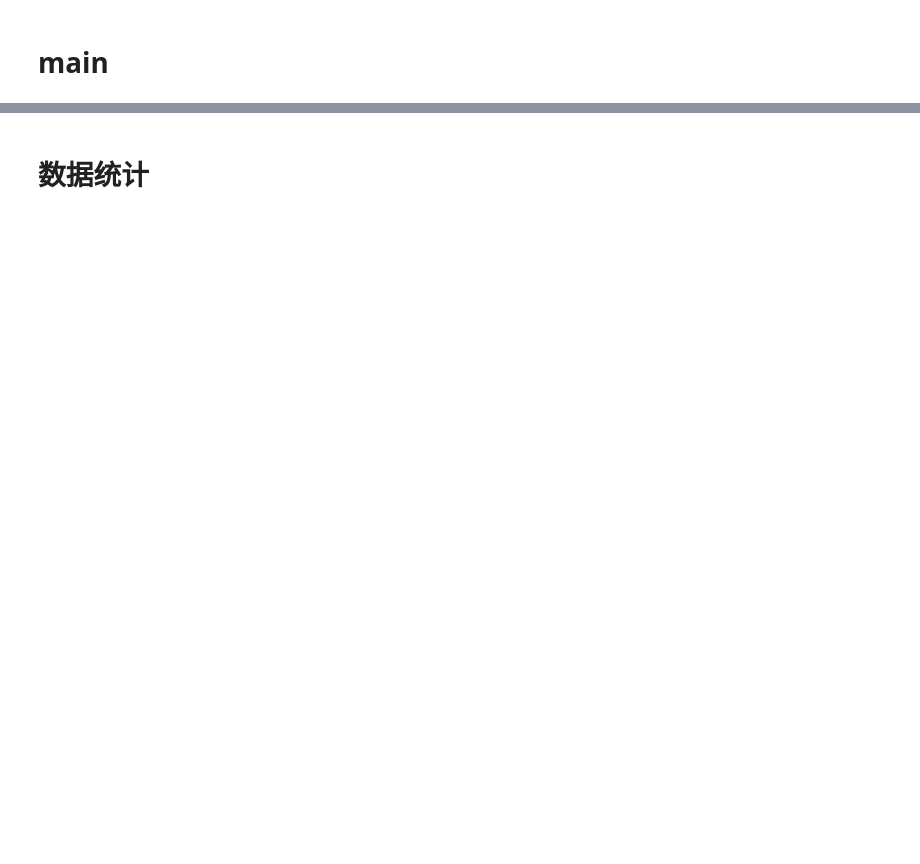
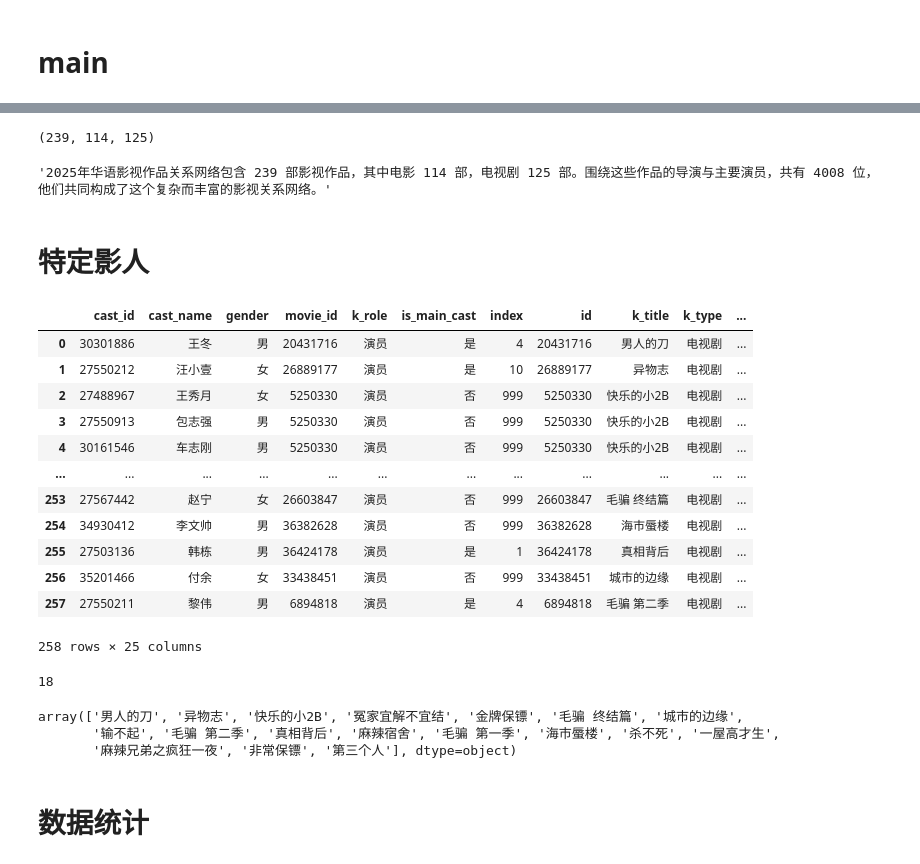
Before and after one commit to Kofi-W/net_charts, a Jupyter notebook: cast/movie_net/movie_net.ipynb, the cells around one changed output, grey strips where cells are left out. Drawn from its saved outputs; the diff is of its cells as text; code cells hidden in the pictures; blank space fills up the shorter version.

```diff
--- a/cast/movie_net/movie_net.ipynb
+++ b/cast/movie_net/movie_net.ipynb
@@ -440,0 +417,8 @@ with open(f'json_data/net_data_{work_type_value}_{sort_by}_{asc_value}_{top_n}_{
+# %%
+# 作品数量
+works_num = df_year['movie_id_m'].nunique()
+movie_num = df_year[df_year['k_type'] == '电影']['movie_id_m'].nunique()
+tv_num = df_year[df_year['k_type'] == '电视剧']['movie_id_m'].nunique()
+works_num, movie_num, tv_num
+# %% [output]
+(239, 114, 125)
@@ -441,3 +430,46 @@ with open(f'json_data/net_data_{work_type_value}_{sort_by}_{asc_value}_{top_n}_{
+# %%
+# 生成一段 df_year 数据描述
+description_year = f"""2025年华语影视作品关系网络包含 {works_num} 部影视作品，其中电影 {movie_num} 部，电视剧 {tv_num} 部。围绕这些作品的导演与主要演员，共有 {len(df_year['k_cast_id'].unique())} 位，他们共同构成了这个复杂而丰富的影视关系网络。"""
+
+description_year
+# %% [output]
+'2025年华语影视作品关系网络包含 239 部影视作品，其中电影 114 部，电视剧 125 部。围绕这些作品的导演与主要演员，共有 4008 位，他们共同构成了这个复杂而丰富的影视关系网络。'
+# %% [markdown]
+# 特定影人
+# %%
+k_cast_id = "55130387"
+# %%
+# 包含k_cast_id的所有movie_id_m，含这些movie_id_m的所有记录
+df_cast_movies = df_raw[df_raw['k_cast_id'] == k_cast_id][['movie_id_m']].drop_duplicates()
+df_cast_related = df_raw.merge(df_cast_movies,
+                              left_on='movie_id_m',
+                              right_on='movie_id_m',
+                              how='inner')
+df_cast_related
+# %% [output]
+|  | cast_id | cast_name | gender | movie_id | k_role | is_main_cast | index | id | k_title | k_type | ... |
+| 0 | 30301886 | 王冬 | 男 | 20431716 | 演员 | 是 | 4 | 20431716 | 男人的刀 | 电视剧 | ... |
+| 1 | 27550212 | 汪小壹 | 女 | 26889177 | 演员 | 是 | 10 | 26889177 | 异物志 | 电视剧 | ... |
+| 2 | 27488967 | 王秀月 | 女 | 5250330 | 演员 | 否 | 999 | 5250330 | 快乐的小2B | 电视剧 | ... |
+| 3 | 27550913 | 包志强 | 男 | 5250330 | 演员 | 否 | 999 | 5250330 | 快乐的小2B | 电视剧 | ... |
+| 4 | 30161546 | 车志刚 | 男 | 5250330 | 演员 | 否 | 999 | 5250330 | 快乐的小2B | 电视剧 | ... |
+| ... | ... | ... | ... | ... | ... | ... | ... | ... | ... | ... | ... |
+| 253 | 27567442 | 赵宁 | 女 | 26603847 | 演员 | 否 | 999 | 26603847 | 毛骗 终结篇 | 电视剧 | ... |
+| 254 | 34930412 | 李文帅 | 男 | 36382628 | 演员 | 否 | 999 | 36382628 | 海市蜃楼 | 电视剧 | ... |
+| 255 | 27503136 | 韩栋 | 男 | 36424178 | 演员 | 是 | 1 | 36424178 | 真相背后 | 电视剧 | ... |
+| 256 | 35201466 | 付余 | 女 | 33438451 | 演员 | 否 | 999 | 33438451 | 城市的边缘 | 电视剧 | ... |
+| 257 | 27550211 | 黎伟 | 男 | 6894818 | 演员 | 是 | 4 | 6894818 | 毛骗 第二季 | 电视剧 | ... |
+258 rows × 25 columns
+# %%
+df_cast_related['movie_id_m'].nunique()
+# %% [output]
+18
+# %%
+df_cast_related['k_title'].unique()
+# %% [output]
+array(['男人的刀', '异物志', '快乐的小2B', '冤家宜解不宜结', '金牌保镖', '毛骗 终结篇', '城市的边缘',
+       '输不起', '毛骗 第二季', '真相背后', '麻辣宿舍', '毛骗 第一季', '海市蜃楼', '杀不死', '一屋高才生',
+       '麻辣兄弟之疯狂一夜', '非常保镖', '第三个人'], dtype=object)
 # %% [markdown]
 # 数据统计
 # %%
```
Also changed, not shown: parts of 47 cells of this notebook, 5 other files.
